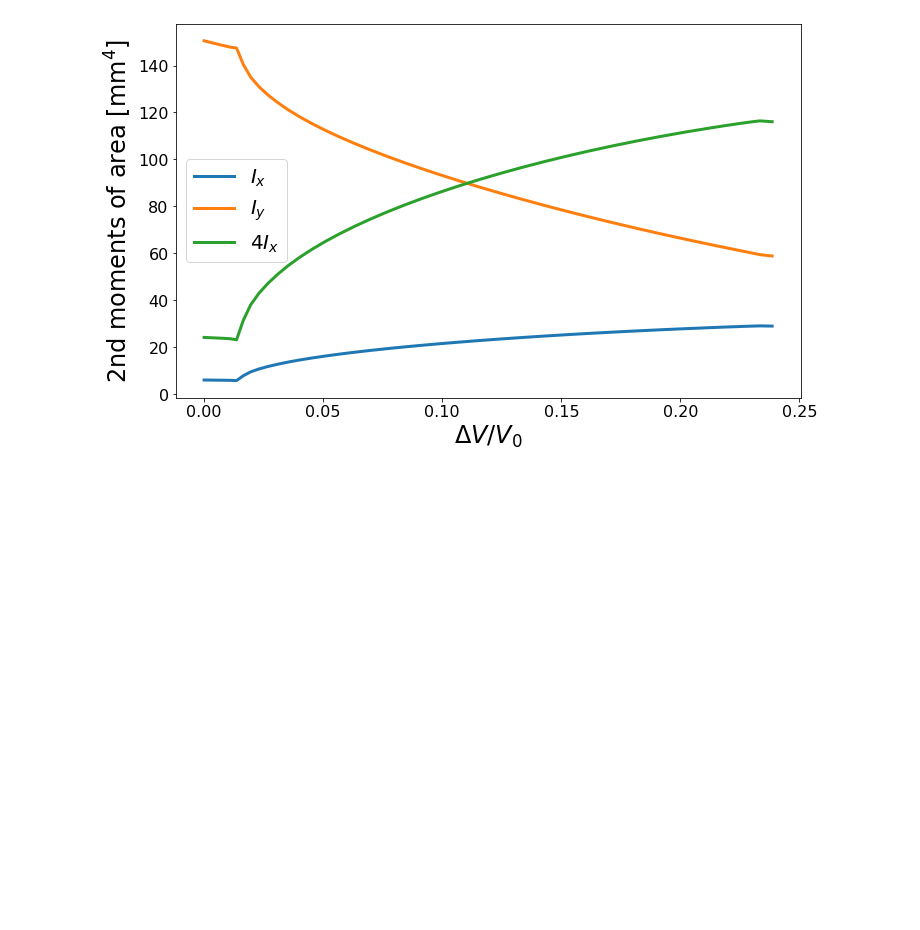
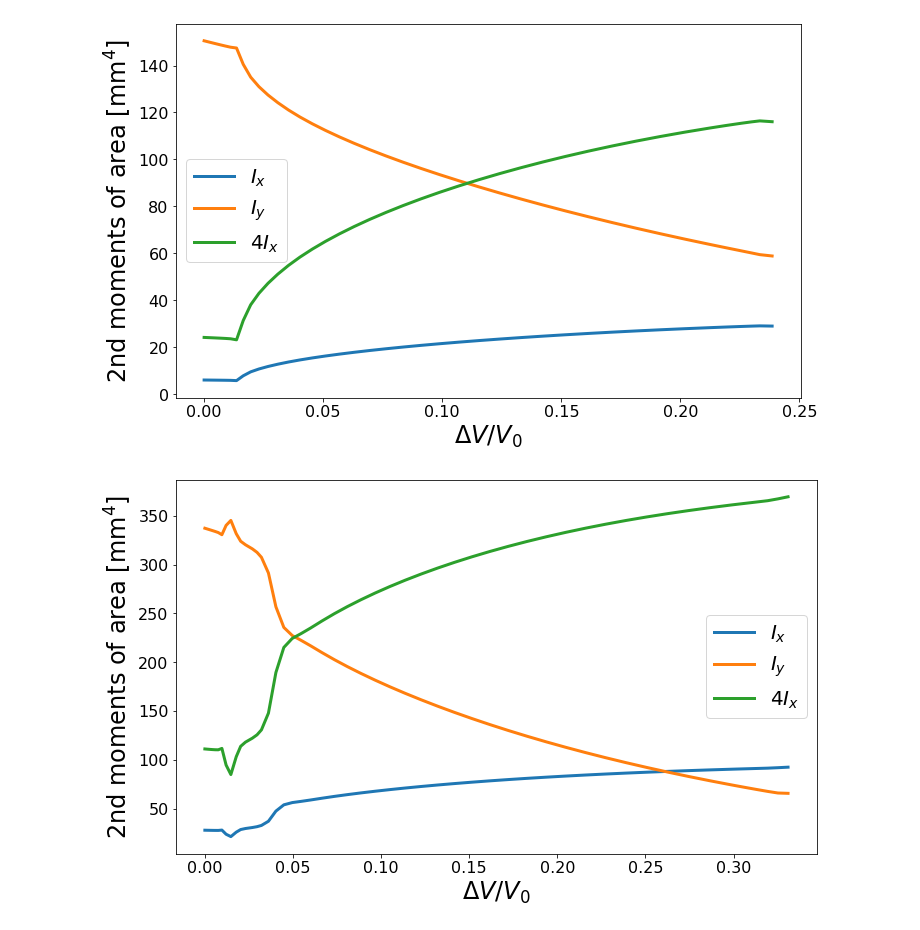
Before and after one commit to bertoldi-collab/buckling-cylinders, a Jupyter notebook: moment_calculation.ipynb, the cells around one changed output. Saved outputs shown, nothing was run; the diff lists cells and outputs as text; code cells hidden in the pictures; blank space fills up the shorter version.

Commit message:
tested moment_calculation on 3folds

```diff
--- a/moment_calculation.ipynb
+++ b/moment_calculation.ipynb
@@ -118,6 +118,21 @@ def compute_moments_area(x_cur, y_cur, thickness):
         I_y += x_dist*x_dist*dA
 
     return (I_x,I_y)
+
+def process_centernodes(proj_name, sim_dir):
+    t_all, x_all, y_all, z_all, vol_norm, p_kpa, t1 = get_data(proj_name, sim_dir)
+    frame_idx = find_last_valid_frame(z_all)
+    I_x_all, I_y_all = [np.zeros(frame_idx) for _ in range(2)]
+
+    for i in range(frame_idx):
+        idx_cut, idx_max = compute_idx_cut(x_all, y_all, z_all)
+        x_sp, y_sp = get_single_wedge_rot(x_all, y_all, i, idx_cut, idx_max)
+        I_x_all[i], I_y_all[i] = compute_moments_area(x_sp, y_sp, t1)
+
+    info_all = np.array([t_all[:frame_idx], vol_norm[:frame_idx], p_kpa[:frame_idx], I_x_all, I_y_all])
+    np.savetxt(f'{folder_out}/moments_area_{proj_name}.txt', info_all.T, header = 'time | -\Delta V/V_0 | P [kpa] | I_x [mm^4] | I_y [mm^4]')
+
+    return (vol_norm[:frame_idx], I_x_all, I_y_all)
 # %%
 proj_name = '4fold-fitting-554'
 t_all, x_all, y_all, z_all, vol_norm, p_kpa, t1 = get_data(proj_name, 'four-folds-sims')
@@ -145,3 +164,21 @@ ax.tick_params(labelsize = fontsize_ticks)
 fig.savefig(f'{folder_out}/moments_area_{proj_name}.png', facecolor = 'white')
 # %% [output]
 [figure]
+# %%
+proj_name = '3fold-fitting-666'
+sim_dir = 'three-folds-sims'
+vol_plot, I_x_all, I_y_all = process_centernodes(proj_name, sim_dir)
+
+fig, ax = plt.subplots(figsize = figsize_whole, constrained_layout = True)
+ax.plot(vol_plot, I_x_all, label = '$I_x$', linewidth = linewidth_all)
+ax.plot(vol_plot, I_y_all, label = '$I_y$', linewidth = linewidth_all)
+ax.plot(vol_plot, 4*I_x_all, label = '$4I_x$', linewidth = linewidth_all)
+
+ax.legend(loc = 'best', fontsize = fontsize_legend)
+ax.set_xlabel('$\Delta V/V_0$', fontsize = fontsize_axes)
+ax.set_ylabel('2nd moments of area [mm$^4$]', fontsize = fontsize_axes)
+ax.tick_params(labelsize = fontsize_ticks)
+
+fig.savefig(f'{folder_out}/moments_area_{proj_name}.png', facecolor = 'white')
+# %% [output]
+[figure, added]
```
Also changed, not shown: parts of 1 cell of this notebook, 4 other files.
